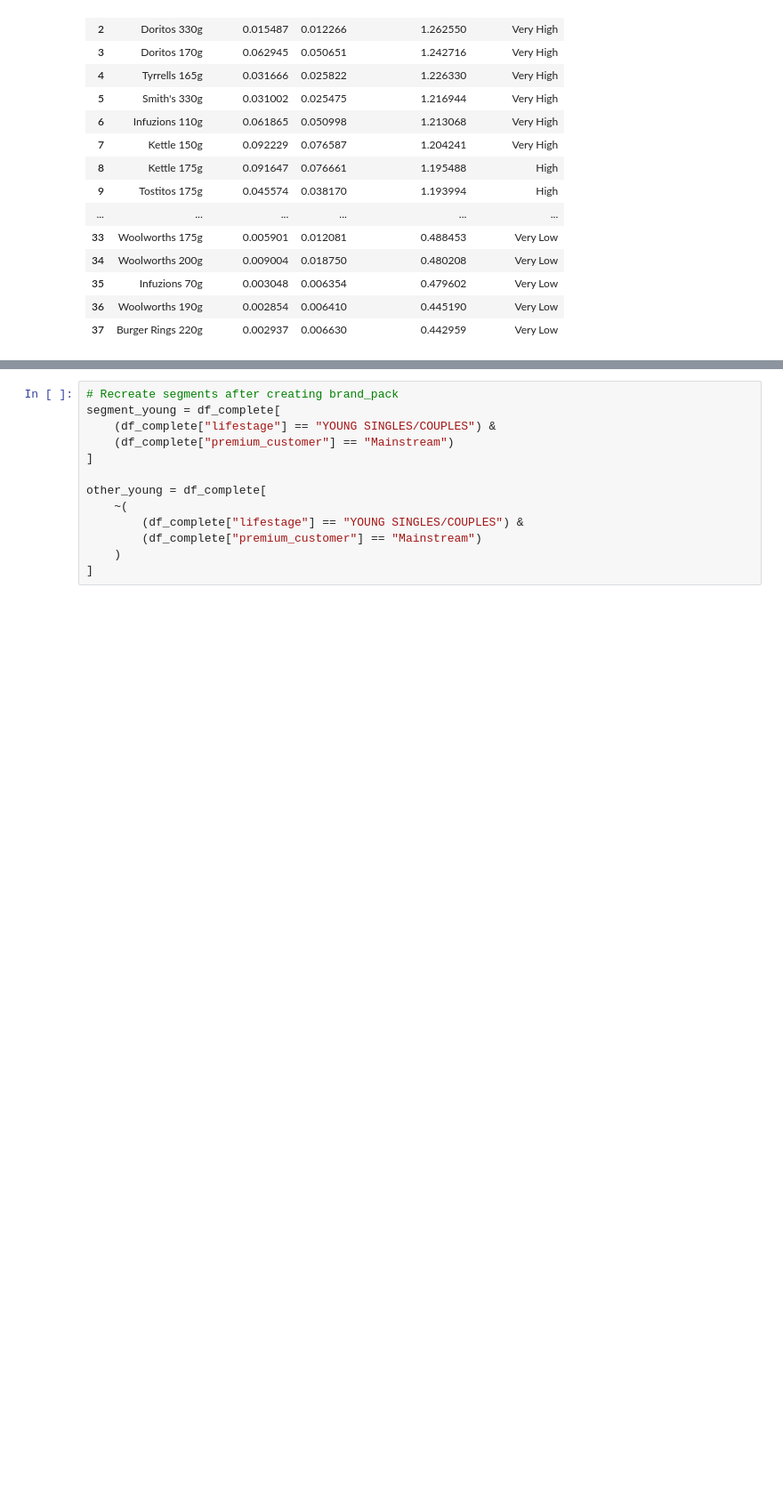
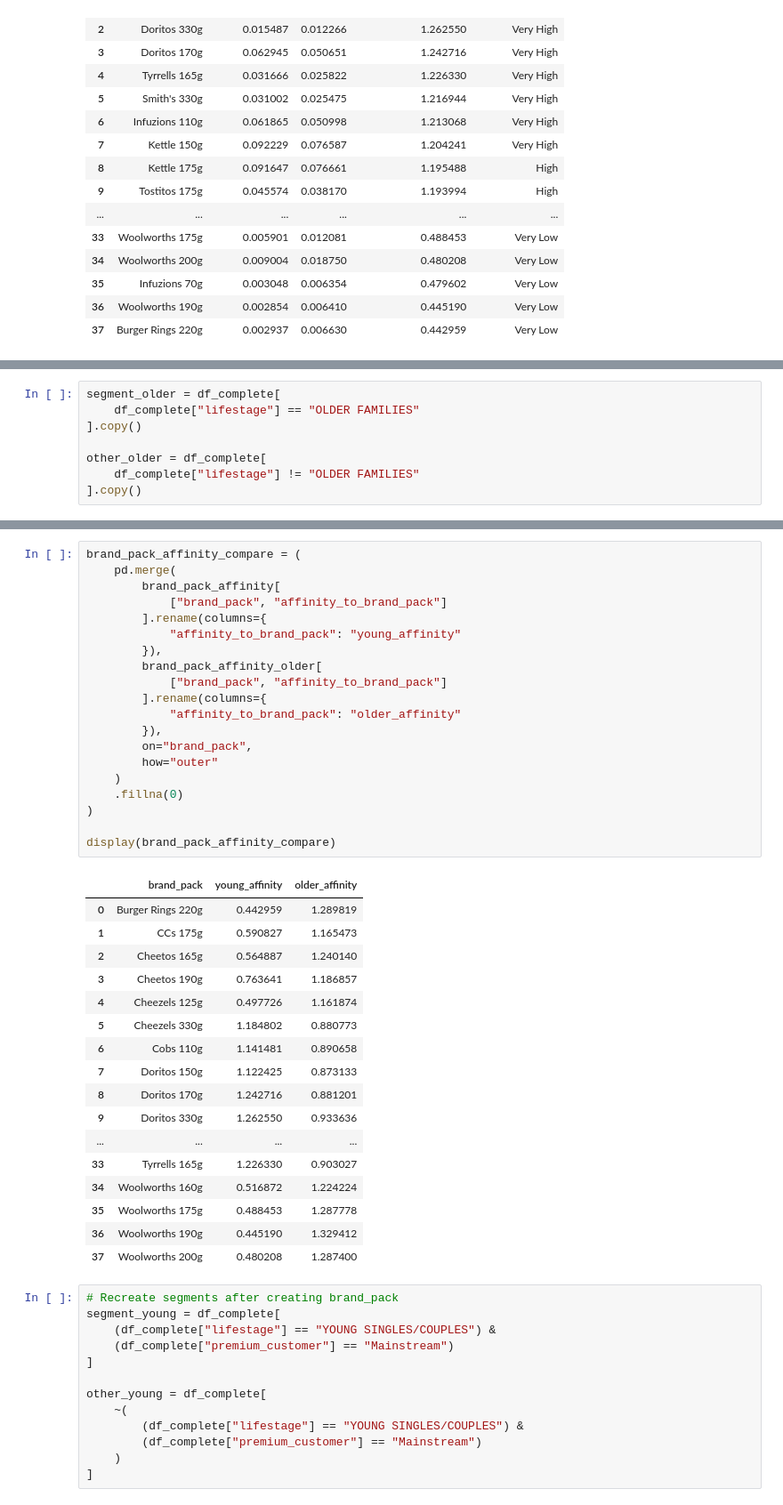
Before and after one commit to J0NA1RON/retail-customer-segmentation, a Jupyter notebook: notebooks/DATA PREPARATION.ipynb, the cells around one changed output, grey strips where cells are left out. Shown at 89% size. Saved outputs shown, nothing was run; the diff lists cells and outputs as text; blank space fills up the shorter version.

```diff
--- a/notebooks/DATA PREPARATION.ipynb
+++ b/notebooks/DATA PREPARATION.ipynb
@@ -1168,0 +1180,8 @@ display(brand_pack_affinity)
+# %%
+segment_older = df_complete[
+    df_complete["lifestage"] == "OLDER FAMILIES"
+].copy()
+
+other_older = df_complete[
+    df_complete["lifestage"] != "OLDER FAMILIES"
+].copy()
@@ -1169,3 +1246,41 @@ display(brand_pack_affinity)
+# %%
+brand_pack_affinity_compare = (
+    pd.merge(
+        brand_pack_affinity[
+            ["brand_pack", "affinity_to_brand_pack"]
+        ].rename(columns={
+            "affinity_to_brand_pack": "young_affinity"
+        }),
+        brand_pack_affinity_older[
+            ["brand_pack", "affinity_to_brand_pack"]
+        ].rename(columns={
+            "affinity_to_brand_pack": "older_affinity"
+        }),
+        on="brand_pack",
+        how="outer"
+    )
+    .fillna(0)
+)
+
+display(brand_pack_affinity_compare)
+# %% [output]
+|  | brand_pack | young_affinity | older_affinity |
+| 0 | Burger Rings 220g | 0.442959 | 1.289819 |
+| 1 | CCs 175g | 0.590827 | 1.165473 |
+| 2 | Cheetos 165g | 0.564887 | 1.240140 |
+| 3 | Cheetos 190g | 0.763641 | 1.186857 |
+| 4 | Cheezels 125g | 0.497726 | 1.161874 |
+| 5 | Cheezels 330g | 1.184802 | 0.880773 |
+| 6 | Cobs 110g | 1.141481 | 0.890658 |
+| 7 | Doritos 150g | 1.122425 | 0.873133 |
+| 8 | Doritos 170g | 1.242716 | 0.881201 |
+| 9 | Doritos 330g | 1.262550 | 0.933636 |
+| ... | ... | ... | ... |
+| 33 | Tyrrells 165g | 1.226330 | 0.903027 |
+| 34 | Woolworths 160g | 0.516872 | 1.224224 |
+| 35 | Woolworths 175g | 0.488453 | 1.287778 |
+| 36 | Woolworths 190g | 0.445190 | 1.329412 |
+| 37 | Woolworths 200g | 0.480208 | 1.287400 |
 # %%
 # Recreate segments after creating brand_pack
 segment_young = df_complete[
```
Also changed, not shown: parts of 3 cells of this notebook.
